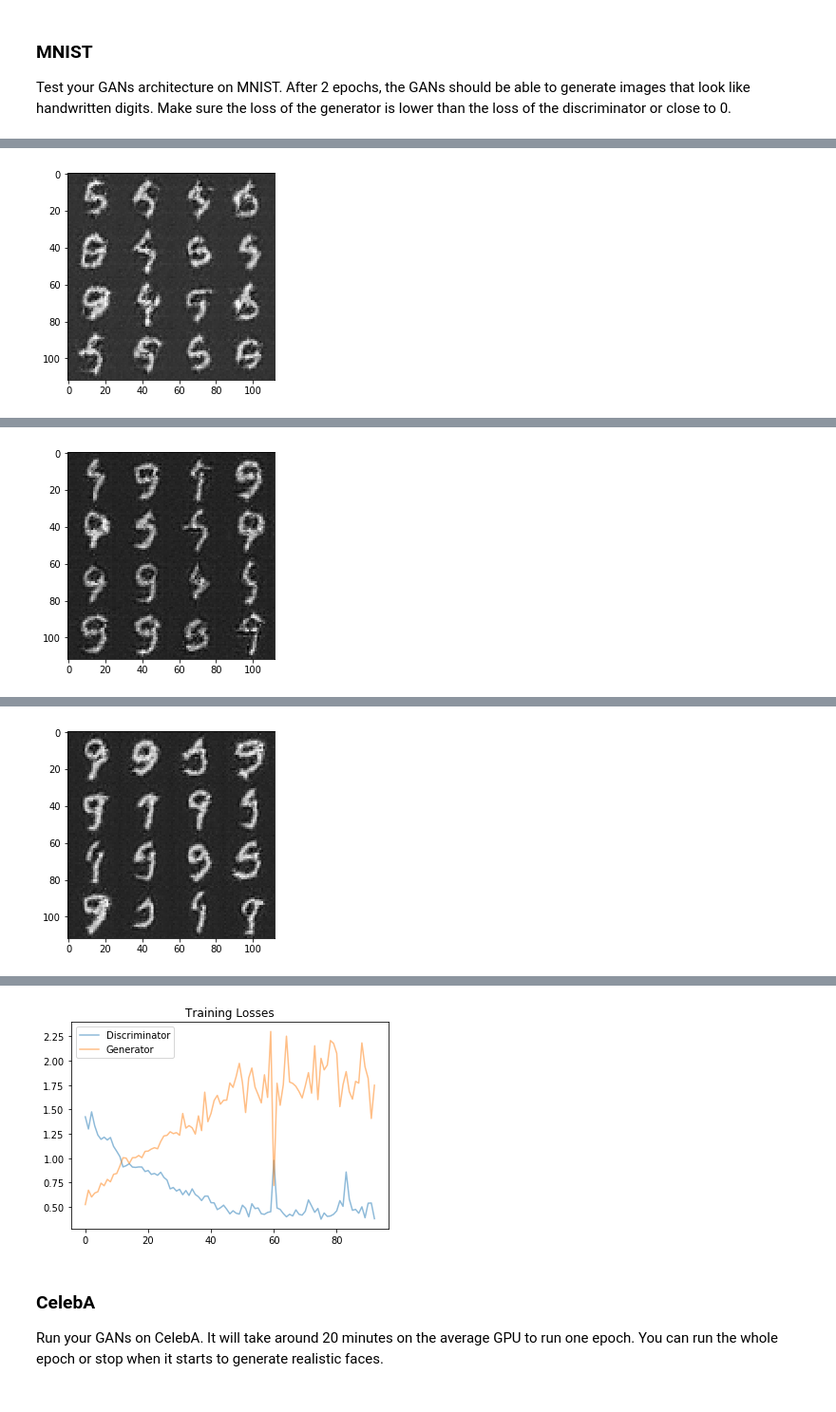
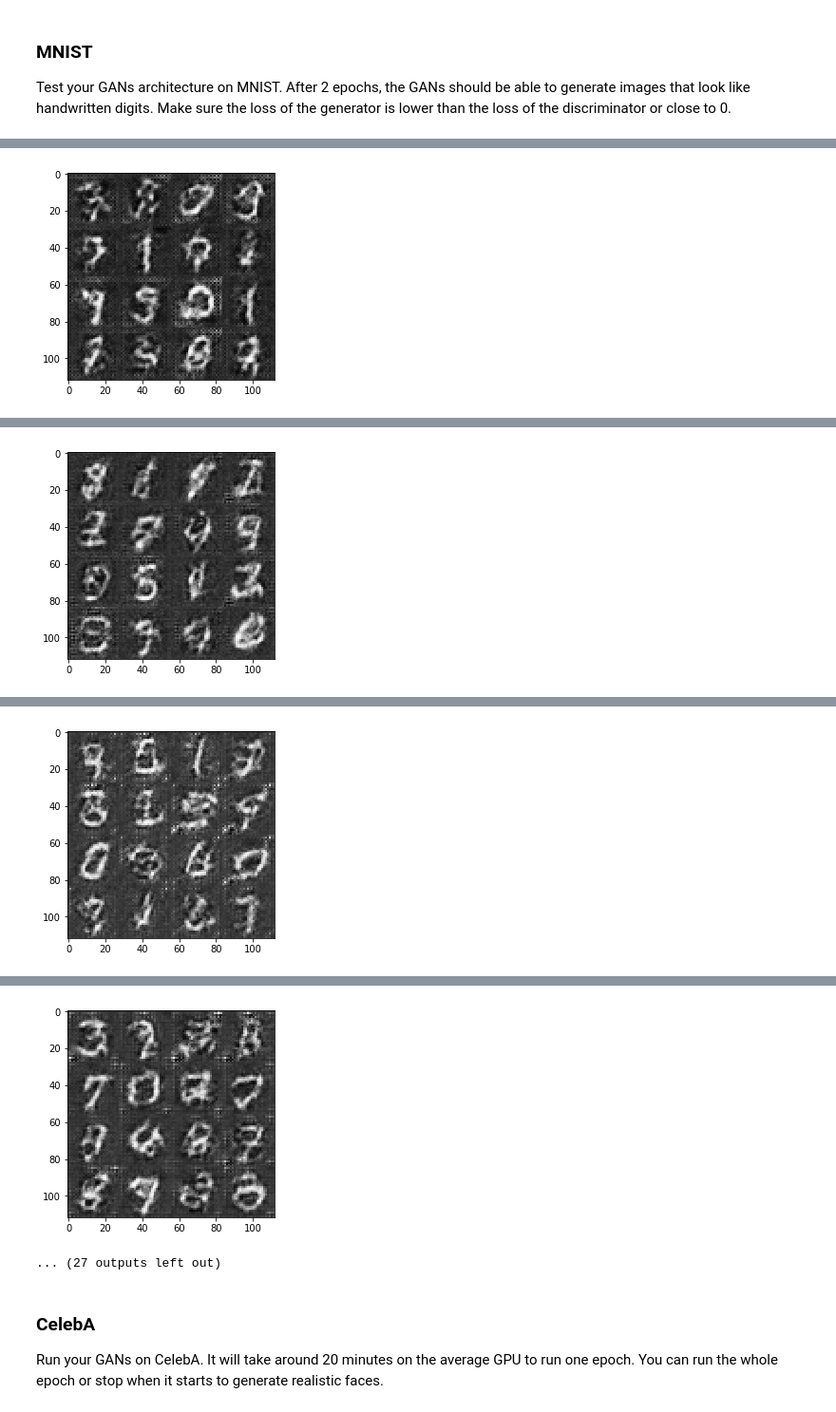
Before and after one commit to pieapple/deep-learning, a Jupyter notebook: face_generation/dlnd_face_generation.ipynb, the cells around one changed output, grey strips where cells are left out. Shown at 95% size. Cells and saved outputs as stored; diff of their text form; code cells hidden in the pictures.

```diff
--- a/face_generation/dlnd_face_generation.ipynb
+++ b/face_generation/dlnd_face_generation.ipynb
@@ -188,24 +193,23 @@ def generator(z, out_channel_dim, is_train=True):
     # TODO: Implement Function
     alpha = 0.2
     with tf.variable_scope('generator', reuse=not is_train):
-        x1 = tf.layers.dense(z, 4*4*512)
-        x1 = tf.reshape(x1, [-1, 4, 4, 512])
+        x1 = tf.layers.dense(z, 7*7*512)
+        x1 = tf.reshape(x1, [-1, 7, 7, 512])
         x1 = tf.layers.batch_normalization(x1, training=is_train)
         x1 = tf.maximum(alpha*x1, x1)
-        # 4x4x512
+        # 7x7x512
 
-        x2 = tf.layers.conv2d_transpose(x1, 256, 5, strides=2, padding='same')
+        x2 = tf.layers.conv2d_transpose(x1, 256, 5, strides=2, padding='same', kernel_initializer=tf.contrib.layers.xavier_initializer(seed=42))
         x2 = tf.layers.batch_normalization(x2, training=True)
         x2 = tf.maximum(alpha*x2, x2)
-        # 8x8x256
+        # 14x14x256
 
-        x3 = tf.layers.conv2d_transpose(x2, 128, 5, strides=2, padding='same')
+        x3 = tf.layers.conv2d_transpose(x2, 128, 5, strides=2, padding='same', kernel_initializer=tf.contrib.layers.xavier_initializer(seed=42))
         x3 = tf.layers.batch_normalization(x3, training=True)
         x3 = tf.maximum(alpha*x3, x3)
-        # 16x16x128
+        # 28x28x128
 
-        logits = tf.layers.conv2d_transpose(x3, out_channel_dim, 5, strides=2, padding='same')
-        logits = tf.image.resize_images(logits, (28, 28))
+        logits = tf.layers.conv2d_transpose(x3, out_channel_dim, 5, strides=1, padding='same', kernel_initializer=tf.contrib.layers.xavier_initializer(seed=42))
         output = tf.tanh(logits)
         # 28x28xout_channel_dim
 
@@ -233,12 +237,13 @@ def model_loss(input_real, input_z, out_channel_dim):
     :return: A tuple of (discriminator loss, generator loss)
     """
     # TODO: Implement Function
+    smooth = 0.1
     g_model = generator(input_z, out_channel_dim)
     d_model_real, d_logits_real = discriminator(input_real)
     d_model_fake, d_logits_fake = discriminator(g_model, reuse=True)
 
     d_loss_real = tf.reduce_mean(
-        tf.nn.sigmoid_cross_entropy_with_logits(logits=d_logits_real, labels=tf.ones_like(d_model_real)))
+        tf.nn.sigmoid_cross_entropy_with_logits(logits=d_logits_real, labels=tf.ones_like(d_model_real)*(1-smooth)))
     d_loss_fake = tf.reduce_mean(
         tf.nn.sigmoid_cross_entropy_with_logits(logits=d_logits_fake, labels=tf.zeros_like(d_model_fake)))
     g_loss = tf.reduce_mean(
@@ -274,8 +279,10 @@ def model_opt(d_loss, g_loss, learning_rate, beta1):
     g_vars = [var for var in t_vars if var.name.startswith('generator')]
 
     with tf.control_dependencies(tf.get_collection(tf.GraphKeys.UPDATE_OPS)):
-        d_opt = tf.train.AdamOptimizer(learning_rate, beta1).minimize(d_loss, var_list=d_vars)
-        g_opt = tf.train.AdamOptimizer(learning_rate, beta1).minimize(g_loss, var_list=g_vars)
+        #d_opt = tf.train.AdamOptimizer(learning_rate, beta1).minimize(d_loss, var_list=d_vars)
+        #g_opt = tf.train.AdamOptimizer(learning_rate, beta1).minimize(g_loss, var_list=g_vars)
+        d_opt = tf.train.RMSPropOptimizer(learning_rate).minimize(d_loss, var_list=d_vars)
+        g_opt = tf.train.RMSPropOptimizer(learning_rate).minimize(g_loss, var_list=g_vars)
 
     return d_opt, g_opt
 
@@ -332,6 +339,8 @@ Implement `train` to build and train the GANs.  Use the following functions you
 
 Use the `show_generator_output` to show `generator` output while you train. Running `show_generator_output` for every batch will drastically increase training time and increase the size of the notebook.  It's recommended to print the `generator` output every 100 batches.
 # %%
+import time
+
 def train(epoch_count, batch_size, z_dim, learning_rate, beta1, get_batches, data_shape, data_image_mode):
     """
     Train the GAN
@@ -349,6 +358,8 @@ def train(epoch_count, batch_size, z_dim, learning_rate, beta1, get_batches, dat
     image_height = data_shape[2]
     image_channels = 3 if data_image_mode == 'RGB' else 1
 
+    print(data_shape)
+
     input_real, input_z, lr = model_inputs(image_width, image_height, image_channels, z_dim)
     d_loss, g_loss = model_loss(input_real, input_z, image_channels)
     d_opt, g_opt = model_opt(d_loss, g_loss, learning_rate, beta1)
@@ -358,6 +369,7 @@ def train(epoch_count, batch_size, z_dim, learning_rate, beta1, get_batches, dat
 
     with tf.Session() as sess:
         sess.run(tf.global_variables_initializer())
+        last = time.perf_counter()
         for epoch_i in range(epoch_count):
             for batch_images in get_batches(batch_size):
                 # TODO: Train Model
@@ -369,13 +381,15 @@ def train(epoch_count, batch_size, z_dim, learning_rate, beta1, get_batches, dat
                 step += 1
 
                 if step % 10 == 0:
+                    now = time.perf_counter()
                     train_loss_g = sess.run(g_loss, feed_dict={input_z: batch_z})
                     train_loss_d = sess.run(d_loss, feed_dict={input_z: batch_z, input_real: batch_images})
                     loss_d.append(train_loss_d)
                     loss_g.append(train_loss_g)
-                    print("Epoch {}/{}...".format(epoch_i+1, epoch_count),
+                    print("Epoch {}/{}... Elapsed {:.2f} seconds,".format(epoch_i+1, epoch_count, now-last),
                           "Discriminator Loss: {:.4f}...".format(train_loss_d),
                           "Generator Loss: {:.4f}".format(train_loss_g))
+                    last = now
 
                 if step % 200 == 0:
                     show_generator_output(sess, 16, input_z, image_channels, data_image_mode)
@@ -387,16 +401,16 @@ def train(epoch_count, batch_size, z_dim, learning_rate, beta1, get_batches, dat
 ### MNIST
 Test your GANs architecture on MNIST.  After 2 epochs, the GANs should be able to generate images that look like handwritten digits.  Make sure the loss of the generator is lower than the loss of the discriminator or close to 0.
 # %%
-batch_size = 128
+batch_size = 64
 z_dim = 100
 learning_rate = 0.0002
-beta1 = 0.5
+beta1 = 0.2
 
 
 """
 DON'T MODIFY ANYTHING IN THIS CELL THAT IS BELOW THIS LINE
 """
-epochs = 2
+epochs = 4
 
 mnist_dataset = helper.Dataset('mnist', glob(os.path.join(data_dir, 'mnist/*.jpg')))
 with tf.Graph().as_default():
@@ -468 +479 @@ Epoch 2/2... Discriminator Loss: 0.4514... Generator Loss: 2.2994
-[figure, old version]
+[figure, new version]
@@ -489 +500 @@ Epoch 2/2... Discriminator Loss: 0.4250... Generator Loss: 2.1765
-[figure, old version]
+[figure, new version]
@@ -504 +521 @@ Final Output:
-[figure, old version]
+[figure, new version]
@@ -505,4 +542,5 @@ Final Output:
-[figure, old version]
+[figure, new version]
+... (27 outputs left out)
 # %% [markdown]
 ### CelebA
 Run your GANs on CelebA.  It will take around 20 minutes on the average GPU to run one epoch.  You can run the whole epoch or stop when it starts to generate realistic faces.
```
Also changed, not shown: parts of 3 cells of this notebook.
